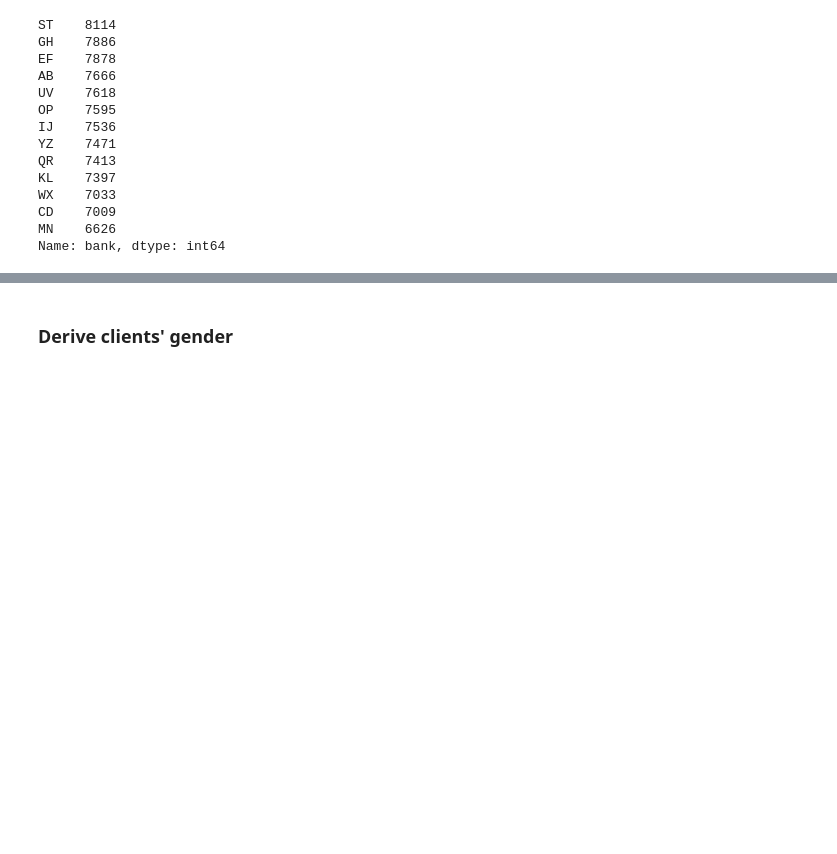
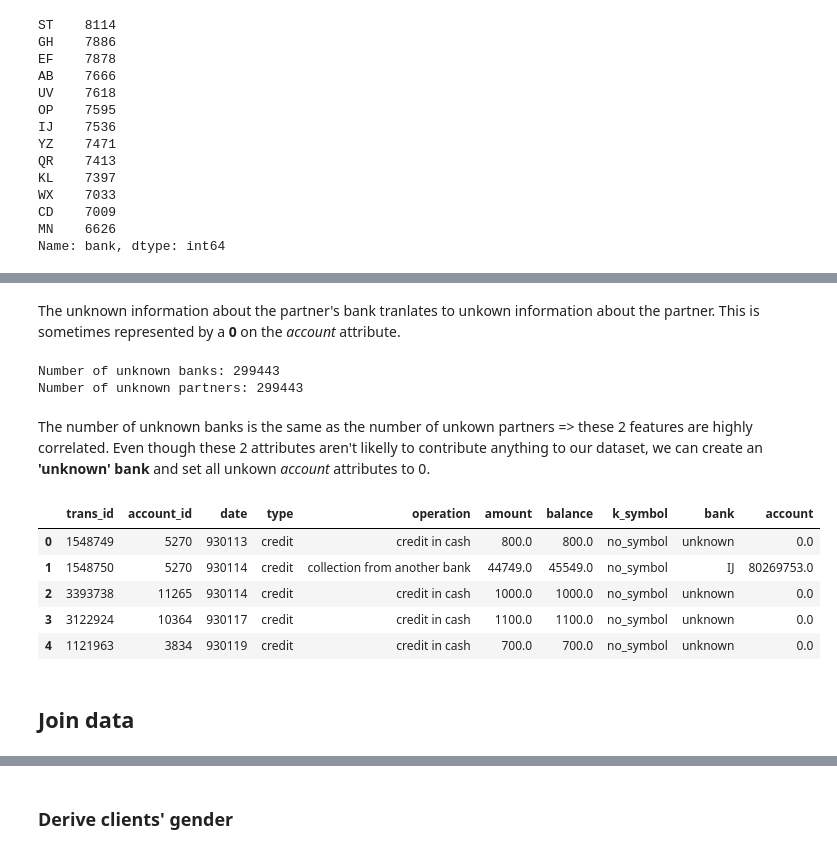
Before and after one commit to JoaoCostaIFG/AC, a Jupyter notebook: Banking.ipynb, the cells around one changed output, grey strips where cells are left out. Cells and saved outputs as stored; diff of their text form; code cells hidden in the pictures; blank space fills up the shorter version.

```diff
--- a/Banking.ipynb
+++ b/Banking.ipynb
@@ -48,5 +48,5 @@ trans_df.head()
 # %%
 card_test_df = read_csv("card_test.csv")
 loan_test_df = read_csv("loan_test.csv")
-trans_test_df = read_csv("trans_test.csv", {'bank': 'str'})
+trans_test_df = read_csv("trans_test.csv", dtype={'bank': 'str'})
 # %% [markdown]
@@ -440,0 +317,27 @@ dtype: int64
+# %% [markdown]
+The unknown information about the partner's bank tranlates to unkown information about the partner. This is sometimes represented by a **0** on the _account_ attribute.
+# %%
+print("Number of unknown banks:", len(trans_df[trans_df['bank'].isnull()]))
+print("Number of unknown partners:", len(trans_df[trans_df['account'].isnull()]) + len(trans_df[trans_df['account'] == 0]))
+# %% [output]
+Number of unknown banks: 299443
+Number of unknown partners: 299443
+# %% [markdown]
+The number of unknown banks is the same as the number of unkown partners => these 2 features are highly correlated. Even though these 2 attributes aren't likelly to contribute anything to our dataset, we can create an **'unknown' bank** and set all unkown _account_ attributes to 0.
+# %%
+trans_df['account'].fillna(0, inplace=True)
+trans_df['bank'].fillna("unknown", inplace=True)
+
+trans_test_df['account'].fillna(0, inplace=True)
+trans_test_df['bank'].fillna("unknown", inplace=True)
+
+trans_df.head()
+# %% [output]
+|  | trans_id | account_id | date | type | operation | amount | balance | k_symbol | bank | account |
+| 0 | 1548749 | 5270 | 930113 | credit | credit in cash | 800.0 | 800.0 | no_symbol | unknown | 0.0 |
+| 1 | 1548750 | 5270 | 930114 | credit | collection from another bank | 44749.0 | 45549.0 | no_symbol | IJ | 80269753.0 |
+| 2 | 3393738 | 11265 | 930114 | credit | credit in cash | 1000.0 | 1000.0 | no_symbol | unknown | 0.0 |
+| 3 | 3122924 | 10364 | 930117 | credit | credit in cash | 1100.0 | 1100.0 | no_symbol | unknown | 0.0 |
+| 4 | 1121963 | 3834 | 930119 | credit | credit in cash | 700.0 | 700.0 | no_symbol | unknown | 0.0 |
+# %% [markdown]
+## Join data
```
Also changed, not shown: parts of 114 cells of this notebook.
